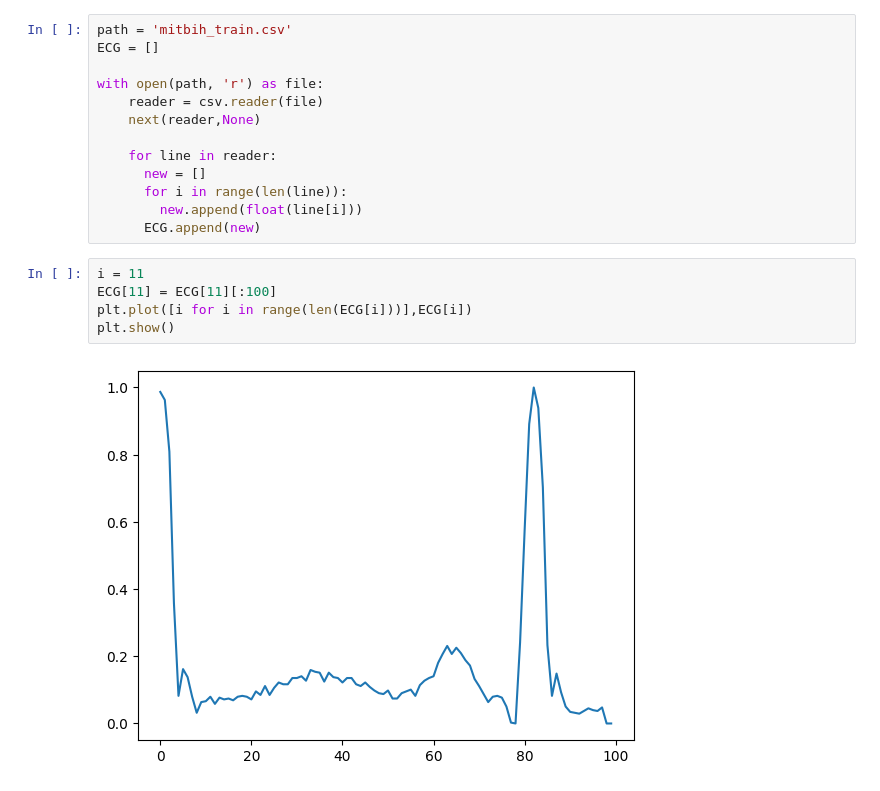
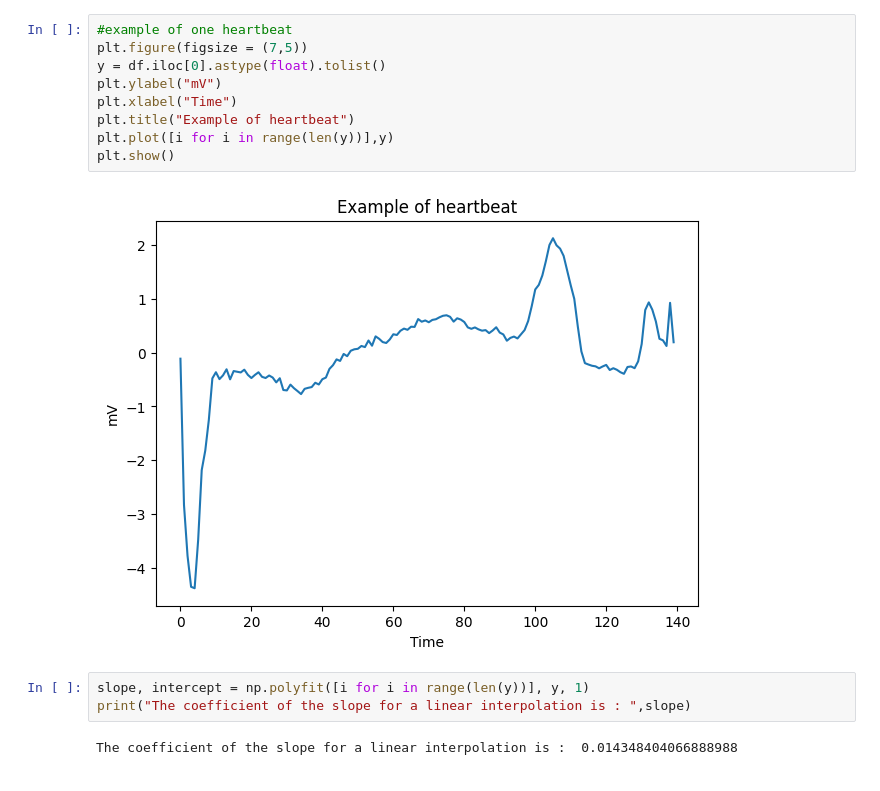
Before and after one commit to meilame-tayebjee/Wavelet-Denoising, a Jupyter notebook: DataExtraction.ipynb, the cells around one changed output. Drawn from its saved outputs; the diff is of its cells as text.

```diff
--- a/DataExtraction.ipynb
+++ b/DataExtraction.ipynb
@@ -67,20 +64,16 @@ for i in range(10):
-# %%
-path = 'mitbih_train.csv'
-ECG = []
-
-with open(path, 'r') as file:
-    reader = csv.reader(file)
-    next(reader,None)
-
-    for line in reader:
-      new = []
-      for i in range(len(line)):
-        new.append(float(line[i]))
-      ECG.append(new)
-# %%
-i = 11
-ECG[11] = ECG[11][:100]
-plt.plot([i for i in range(len(ECG[i]))],ECG[i])
-plt.show()
-# %% [output]
-[figure, removed]
+# %%
+#example of one heartbeat
+plt.figure(figsize = (7,5))
+y = df.iloc[0].astype(float).tolist()
+plt.ylabel("mV")
+plt.xlabel("Time")
+plt.title("Example of heartbeat")
+plt.plot([i for i in range(len(y))],y)
+plt.show()
+# %% [output]
+[figure, added]
+# %%
+slope, intercept = np.polyfit([i for i in range(len(y))], y, 1)
+print("The coefficient of the slope for a linear interpolation is : ",slope)
+# %% [output]
+The coefficient of the slope for a linear interpolation is :  0.014348404066888988
```
Also changed, not shown: parts of 20 cells of this notebook, 3 other files.
